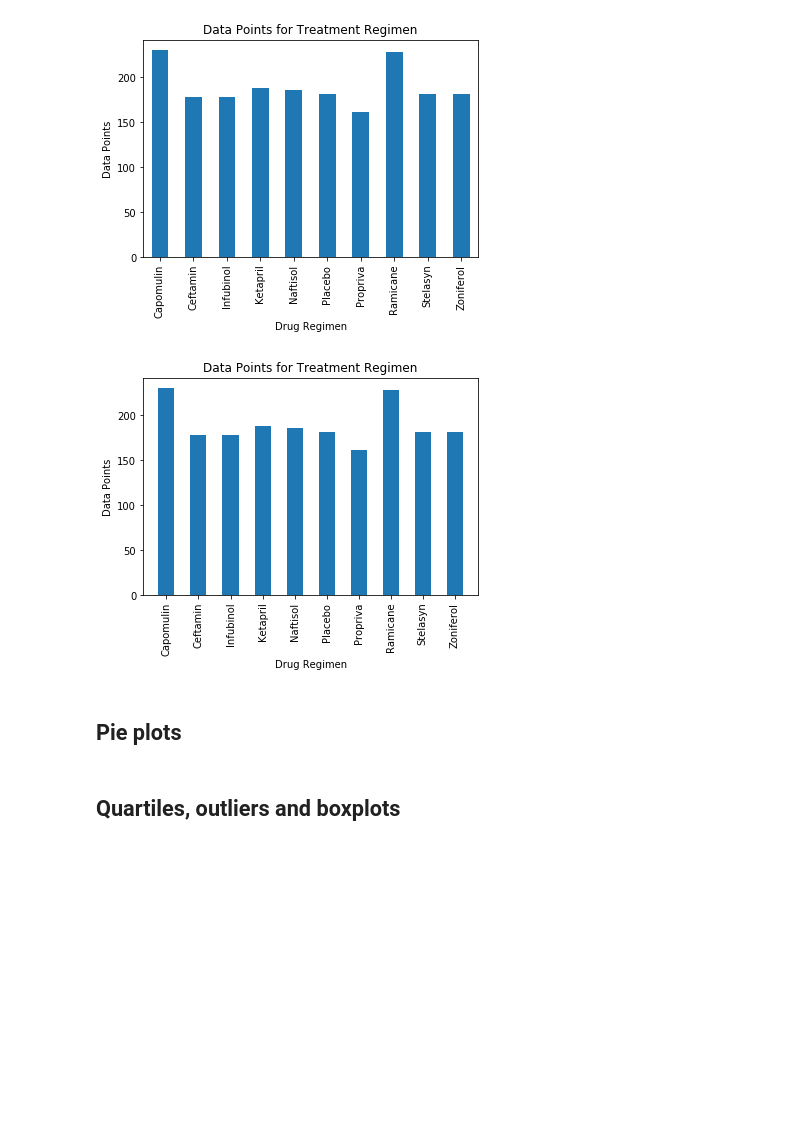
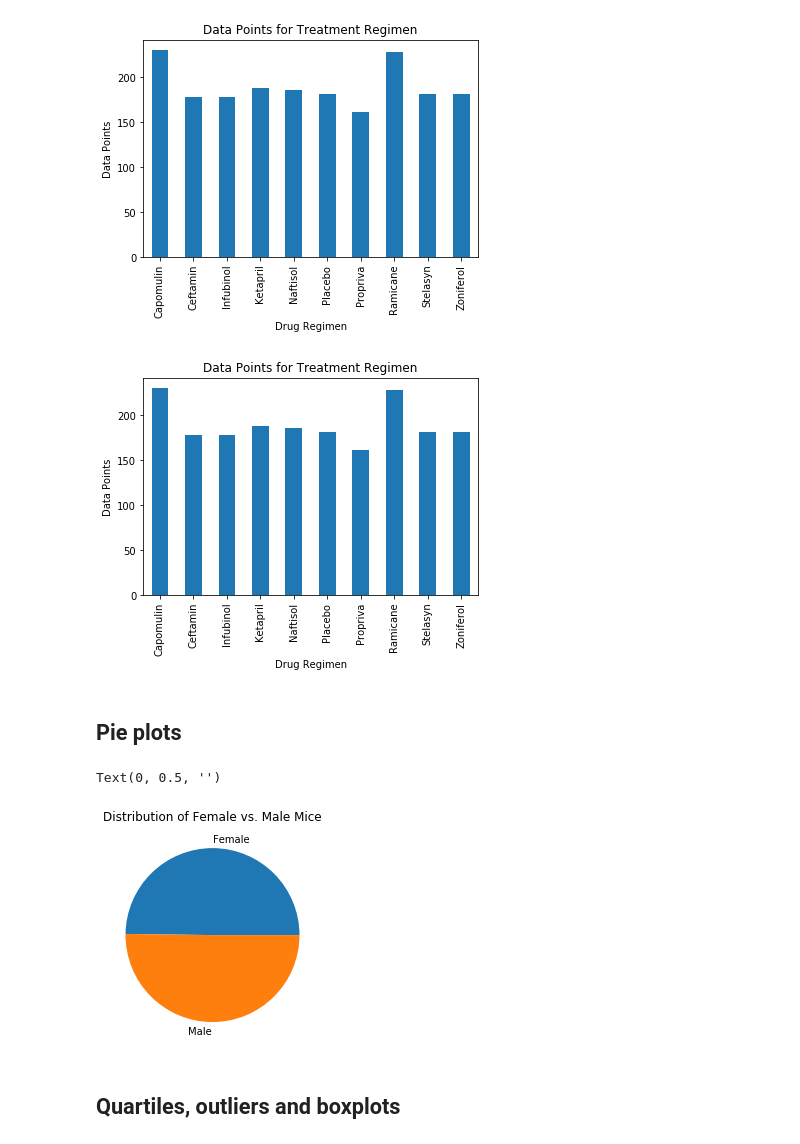
Before and after one commit to jaime030690/matplotlib-hw, a Jupyter notebook: Pymaceuticals/pymaceuticals_starter.ipynb, the cells around one changed output. Saved outputs shown, nothing was run; the diff lists cells and outputs as text; code cells hidden in the pictures; blank space fills up the shorter version.

Commit message:
Finished pandas pie chart.

```diff
--- a/Pymaceuticals/pymaceuticals_starter.ipynb
+++ b/Pymaceuticals/pymaceuticals_starter.ipynb
@@ -86,13 +86,23 @@ plt.xticks(tick_locations, labels, rotation = 'vertical')
 plt.title('Data Points for Treatment Regimen')
 plt.xlabel('Drug Regimen')
 plt.ylabel('Data Points')
+plt.xlim(x_axis.min() - 0.5, x_axis.max() + 0.5)
 plt.show()
 # %% [output]
-[figure, old version]
+[figure, new version]
 # %% [markdown]
 ## Pie plots
 # %%
 # Generate a pie plot showing the distribution of female versus male mice using pandas
+sex_df = df.groupby('Sex')
+sex_df = sex_df['Mouse ID'].nunique()
+
+ax = sex_df.plot.pie()
+ax.set_title('Distribution of Female vs. Male Mice')
+ax.set_ylabel('')
+# %% [output]
+Text(0, 0.5, '')
+[figure, added]
 # %%
 # Generate a pie plot showing the distribution of female versus male mice using pyplot
 # %% [markdown]
```
